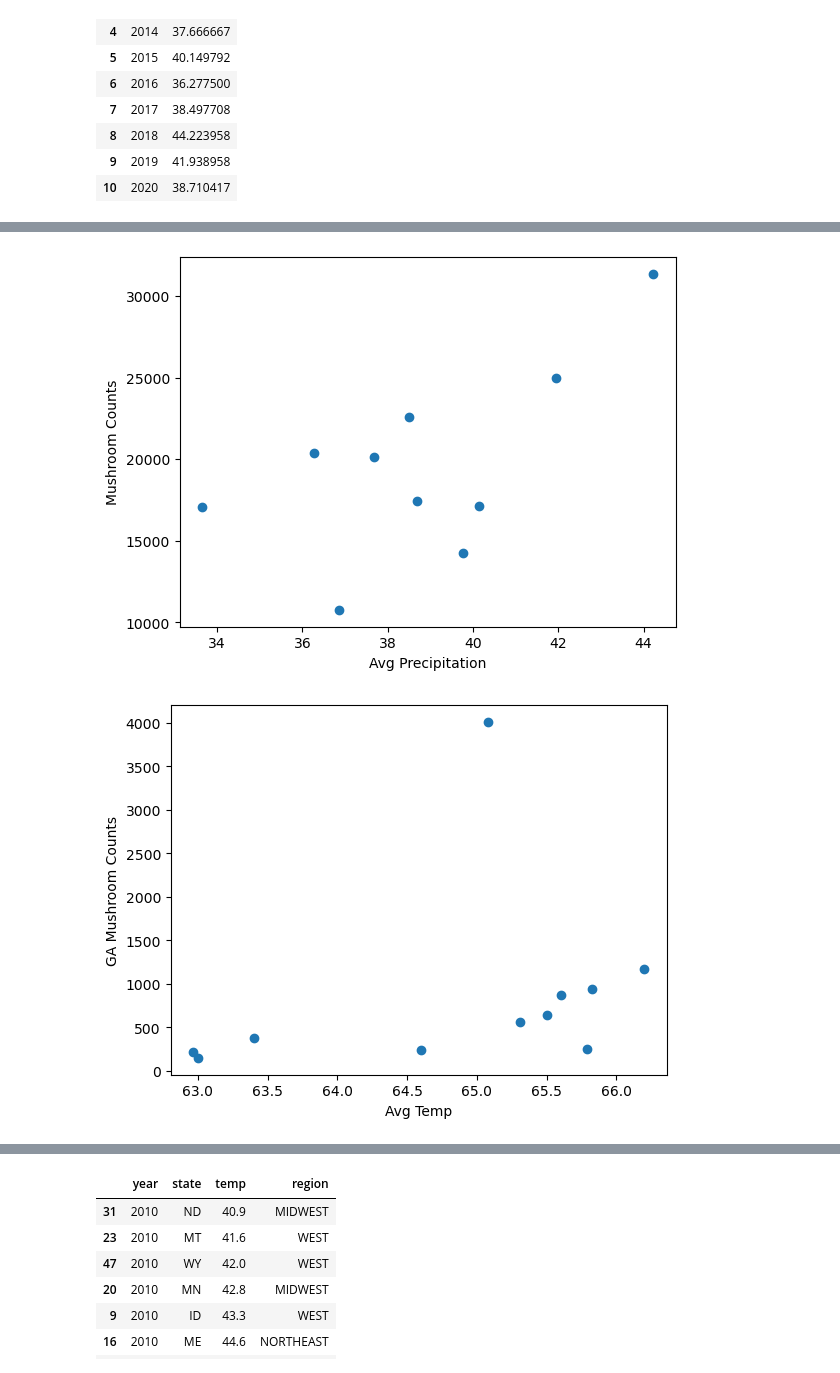
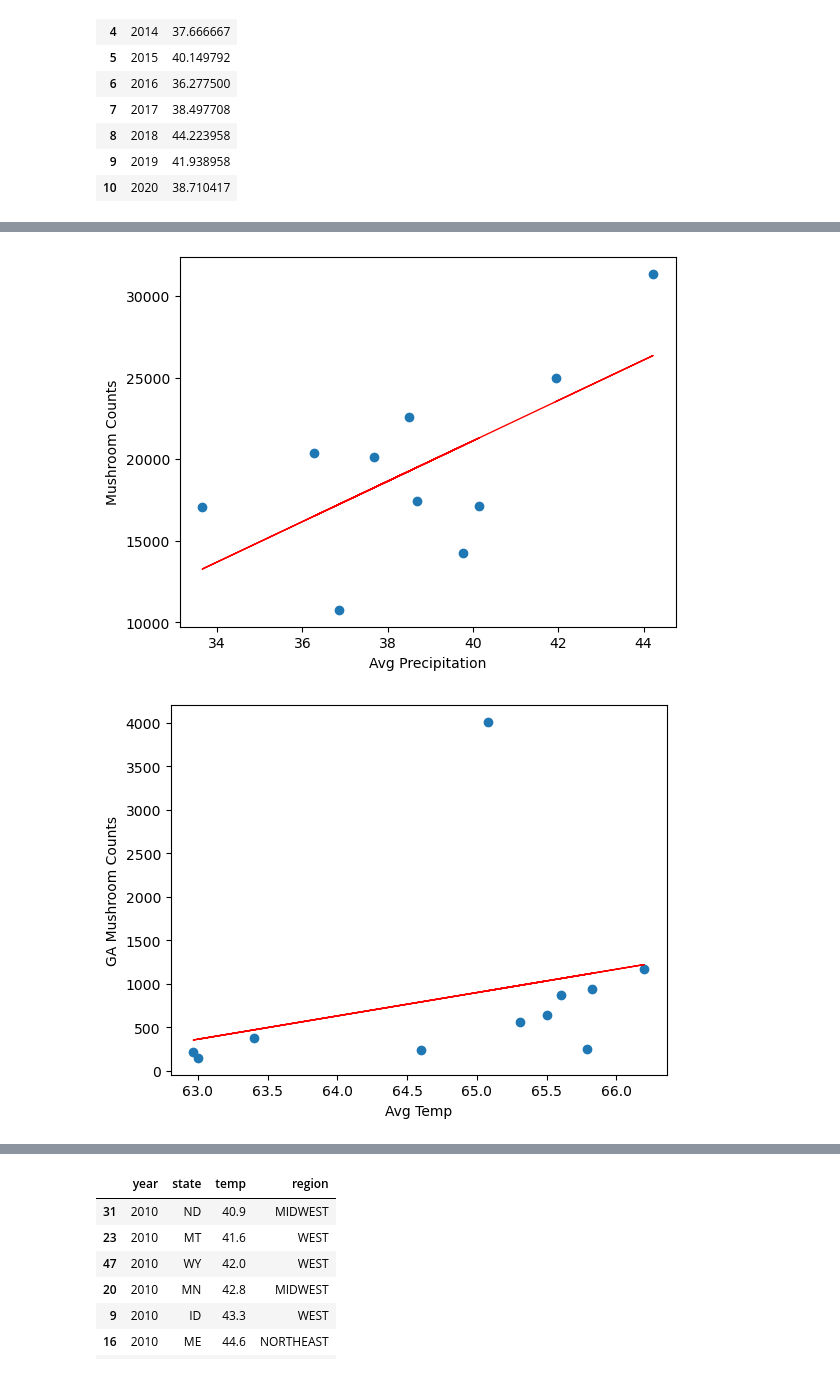
Before and after one commit to cjpentecost/DA8-Capstone, a Jupyter notebook: notebook/combined.ipynb, the cells around one changed output, grey strips where cells are left out. Cells and saved outputs as stored; diff of their text form; code cells hidden in the pictures.

```diff
--- a/notebook/combined.ipynb
+++ b/notebook/combined.ipynb
@@ -361,25 +368,37 @@ plt.show()
 # %%
 #OVERALL Counts and PRECIP - scatter plot
 #total counts per year
 #Average Precip, per year
 combine_overallp = pd.merge(m_counts,all_precip,on='year')
-plt.scatter(combine_overallp['precip'],combine_overallp['id'])
+x=combine_overall['precip']
+y=combine_overall['id']
+
+coefficients = np.polyfit(x,y,1)
+line=np.poly1d(coefficients)
+plt.scatter(x,y)
+
+plt.plot(x,line(x),color='red',linewidth=1)
 
 plt.xlabel('Avg Precipitation')
 plt.ylabel('Mushroom Counts')
 plt.show()
 # %% [output]
-[figure, old version]
+[figure, new version]
 # %%
-#Repeat for GA - Counts and Temps as scatterplot
+#GEORGIA SCATTERPLOT - TEMPS
 #ga_obs_peryr are the mushroom counts for only georgia, per year
 #ga_temp contains the average temp for only georgia, per year
 combine_georgia = pd.merge(ga_obs_peryr_df,ga_temp,on='year')
-plt.scatter(combine_georgia['temp'],combine_georgia['Observations'])
+x=combine_georgia['temp']
+y=combine_georgia['Observations']
+coefficients=np.polyfit(x,y,1)
+line=np.poly1d(coefficients)
+plt.scatter(x,y)
+plt.plot(x,line(x),color='red',linewidth=1)
 
 plt.xlabel('Avg Temp')
 plt.ylabel('GA Mushroom Counts')
 plt.show()
 # %% [output]
-[figure, old version]
+[figure, new version]
 # %%
```
Also changed, not shown: parts of 21 cells of this notebook.
